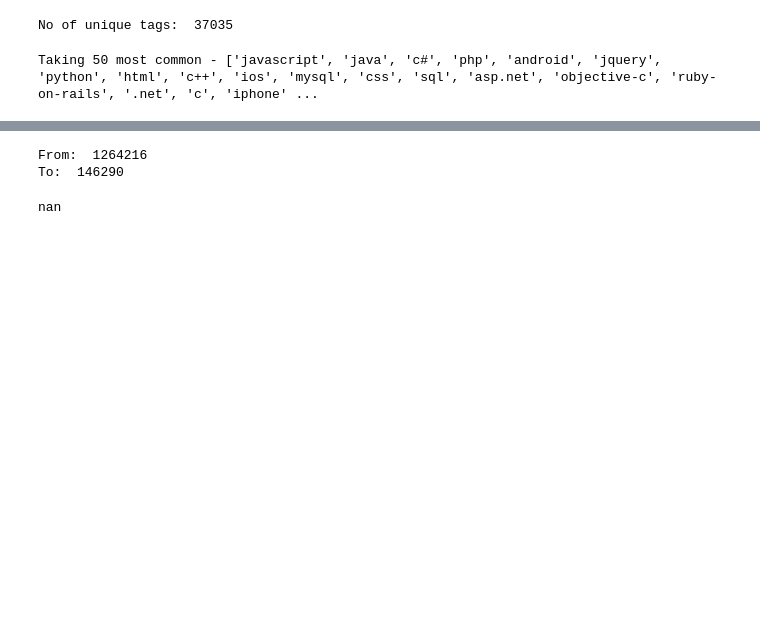
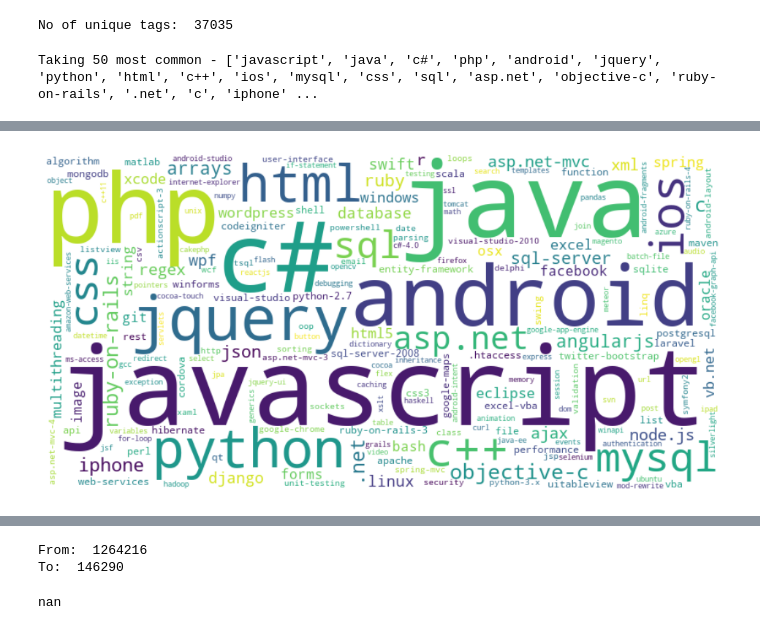
Before and after one commit to ii-varsha-ii/stackoverflow-tags-prediction, a Jupyter notebook: code/StackOverflow-Tags-Prediction-Notebook.ipynb, the cells around one changed output, grey strips where cells are left out. Saved outputs shown, nothing was run; the diff lists cells and outputs as text; code cells hidden in the pictures; blank space fills up the shorter version.

```diff
--- a/code/StackOverflow-Tags-Prediction-Notebook.ipynb
+++ b/code/StackOverflow-Tags-Prediction-Notebook.ipynb
@@ -161,7 +162,7 @@ False    1137249
 True      128218
 Name: AnswerScore, dtype: int64
 # %%
-grouped_tags = tags.groupby(['Id', 'Tag']).size().groupby(level=1).sum()
+grouped_tags = tags.groupby(['Id', 'Tag']).size().groupby(level=1).sum().sort_values(ascending=False)
 print("Count of each tag: ", grouped_tags)  # count of each tag
 # %% [output]
 Count of each tag:  Tag
@@ -203,3 +216,17 @@ tags_counts.plot(50, cumulative=False)
+# %%
+# Combine the tag names and their frequencies into a dictionary
+tag_dict = dict(zip(most_common_tags, tag_freq))
+
+# Create a word cloud from the tag dictionary
+wordcloud = WordCloud(width=800, height=400, background_color='white').generate_from_frequencies(grouped_tags)
+
+# Display the word cloud
+plt.figure(figsize=(12, 6))
+plt.imshow(wordcloud, interpolation='bilinear')
+plt.axis('off')
+plt.show()
+# %% [output]
+[figure, added]
 # %%
 # filtering the dataset with only the most common tags
 def most_common(tags):
```
Also changed, not shown: parts of 17 cells of this notebook.
